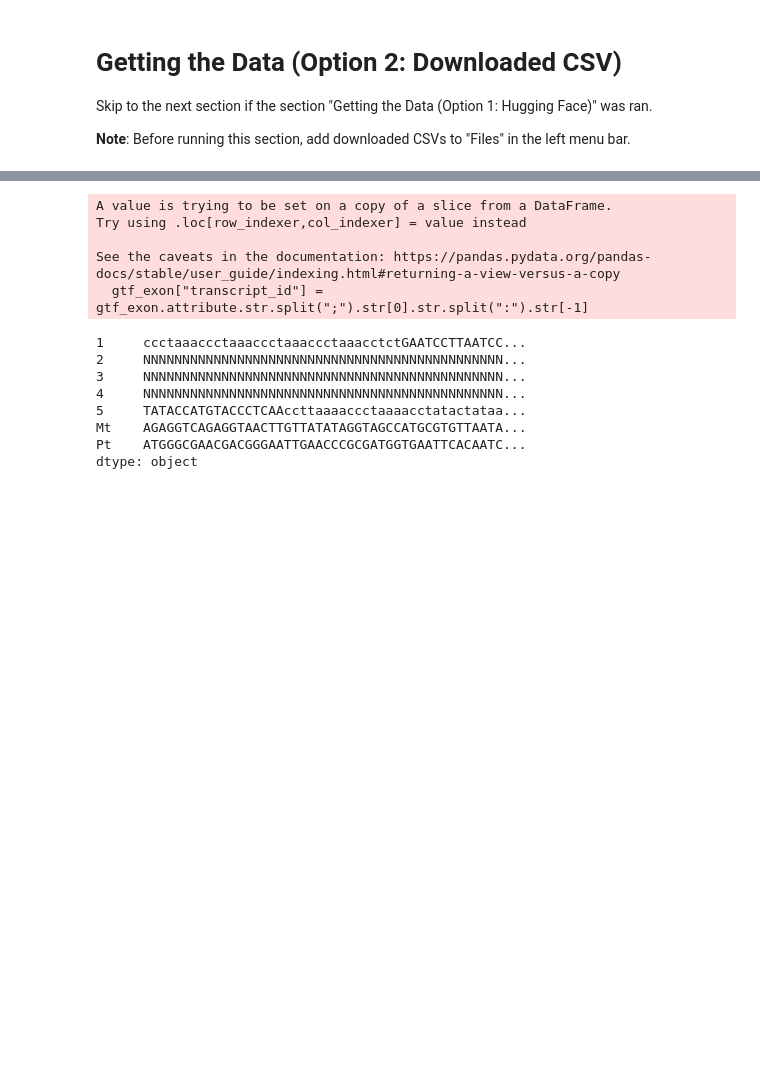
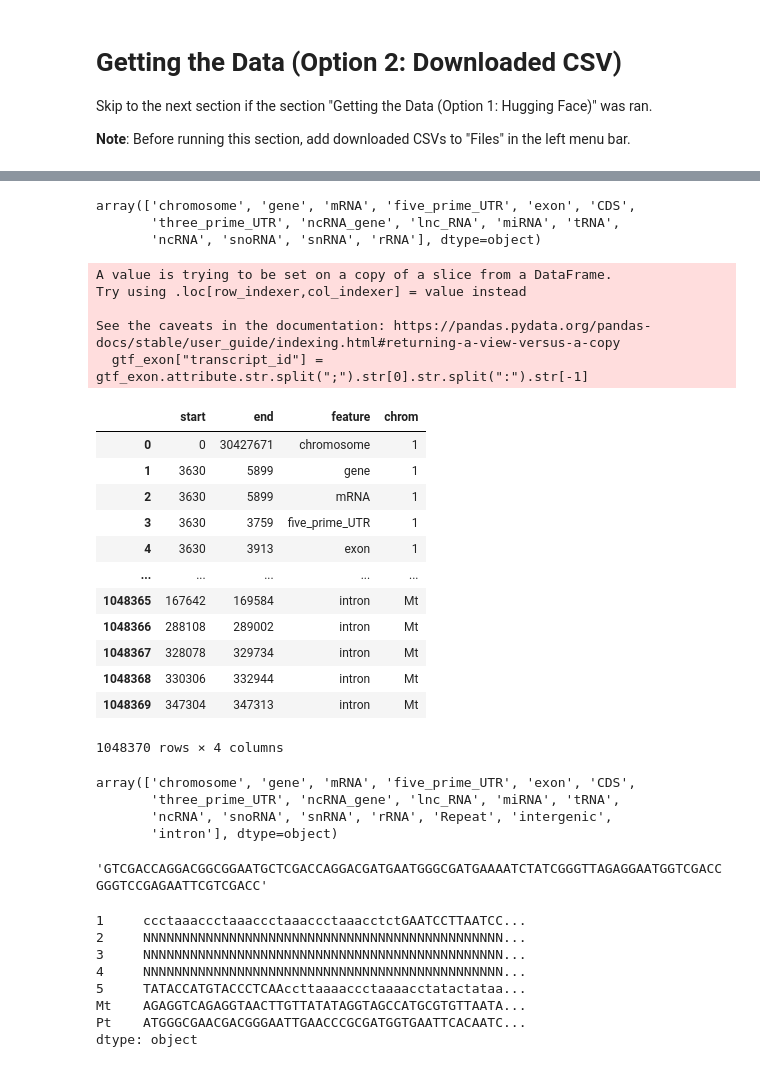
Before and after one commit to carmnt/DSC180AB-Quarter1-Project, a Jupyter notebook: data_cleaning.ipynb, the cells around one changed output, grey strips where cells are left out. Drawn from its saved outputs; the diff is of its cells as text; code cells hidden in the pictures; blank space fills up the shorter version.

```diff
--- a/data_cleaning.ipynb
+++ b/data_cleaning.ipynb
@@ -653,6 +656,12 @@ class ReverseComplementer(object):
 # %%
 gtf = load_table('raw/annotations.gtf.gz')
 repeats = pd.read_csv('input/repeats.bed.gz', sep="\t").rename(columns=dict(genoName="chrom", genoStart="start", genoEnd="end"))[["chrom", "start", "end"]]
+# %%
+gtf['feature'].unique()
+# %% [output]
+array(['chromosome', 'gene', 'mRNA', 'five_prime_UTR', 'exon', 'CDS',
+       'three_prime_UTR', 'ncRNA_gene', 'lnc_RNA', 'miRNA', 'tRNA',
+       'ncRNA', 'snoRNA', 'snRNA', 'rRNA'], dtype=object)
 # %%
 repeats.chrom = repeats.chrom.str.replace("Chr", "")
 repeats = bf.merge(repeats).drop(columns="n_intervals")
@@ -684,3 +693,27 @@ gtf_introns = gtf_exon.groupby("transcript_id").apply(get_transcript_introns).re
 gtf_introns["feature"] = "intron"
 gtf = pd.concat([gtf, gtf_introns], ignore_index=True)
 gtf.to_parquet('output/annotation.expanded.parquet', index=False)
+# %%
+annotation = pd.read_parquet('output/annotation.expanded.parquet')
+annotation[['start', 'end', 'feature', 'chrom']]
+# %% [output]
+|  | start | end | feature | chrom |
+| 0 | 0 | 30427671 | chromosome | 1 |
+| 1 | 3630 | 5899 | gene | 1 |
+| 2 | 3630 | 5899 | mRNA | 1 |
+| 3 | 3630 | 3759 | five_prime_UTR | 1 |
+| 4 | 3630 | 3913 | exon | 1 |
+| ... | ... | ... | ... | ... |
+| 1048365 | 167642 | 169584 | intron | Mt |
+| 1048366 | 288108 | 289002 | intron | Mt |
+| 1048367 | 328078 | 329734 | intron | Mt |
+| 1048368 | 330306 | 332944 | intron | Mt |
+| 1048369 | 347304 | 347313 | intron | Mt |
+1048370 rows × 4 columns
+# %%
+annotation['feature'].unique()
+# %% [output]
+array(['chromosome', 'gene', 'mRNA', 'five_prime_UTR', 'exon', 'CDS',
+       'three_prime_UTR', 'ncRNA_gene', 'lnc_RNA', 'miRNA', 'tRNA',
+       'ncRNA', 'snoRNA', 'snRNA', 'rRNA', 'Repeat', 'intergenic',
+       'intron'], dtype=object)
@@ -687,3 +730,8 @@ gtf.to_parquet('output/annotation.expanded.parquet', index=False)
+# %%
+gene_data = Genome('output/genome.fa.gz')
+gene_data.get_seq(1, 1006, 1106)
+# %% [output]
+'GTCGACCAGGACGGCGGAATGCTCGACCAGGACGATGAATGGGCGATGAAAATCTATCGGGTTAGAGGAATGGTCGACCGGGTCCGAGAATTCGTCGACC'
 # %%
 WINDOW_SIZE = 512
 STEP_SIZE = 256
```
Also changed, not shown: parts of 12 cells of this notebook, 13 other files.
